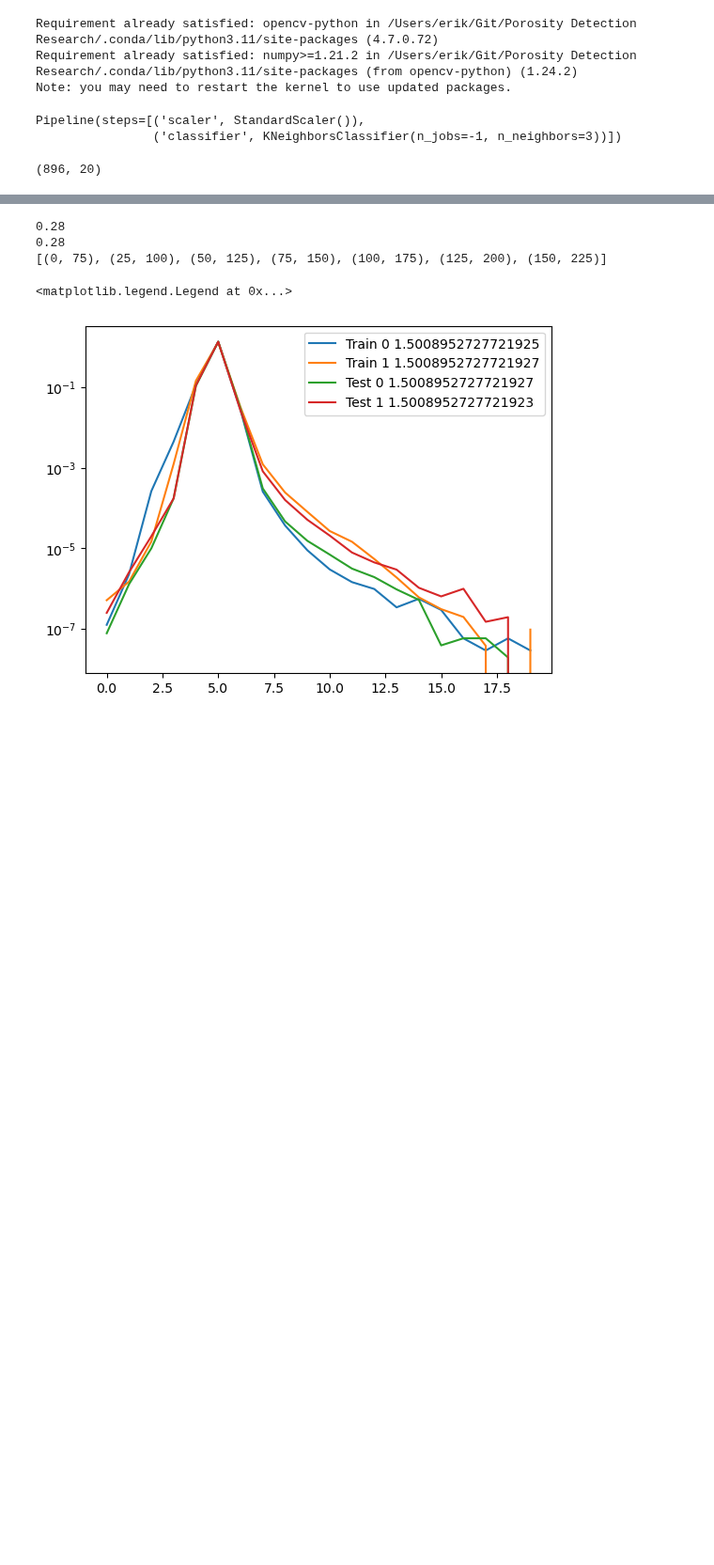
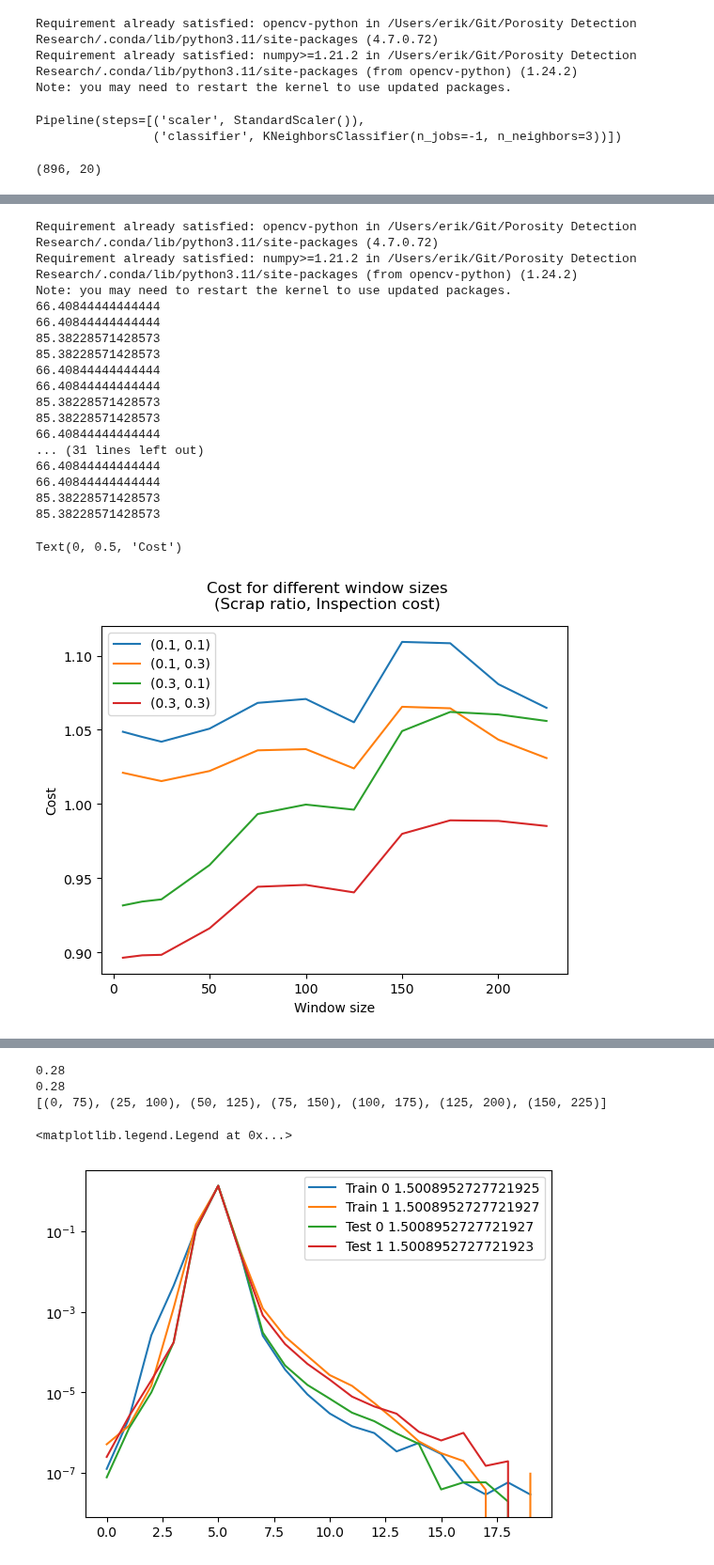
Before and after one commit to ErikSievers/thesis, a Jupyter notebook: Streaming/streaming eval c.ipynb, the cells around one changed output, grey strips where cells are left out. Shown at 94% size. Drawn from its saved outputs; the diff is of its cells as text; code cells hidden in the pictures; blank space fills up the shorter version.

```diff
--- a/Streaming/streaming eval c.ipynb
+++ b/Streaming/streaming eval c.ipynb
@@ -200,0 +296,50 @@ Text(0.5, 0, 'Window start layer')
+# %%
+%run classes.ipynb
+import matplotlib as mpl
+import matplotlib.pyplot as plt
+scrapRatio = [0.1, 0.3]
+Cins = [0.1, 0.3]
+CR = (np.array(ws) + 13) / 225
+fpr
+fnr
+# Each fpr, tpr, cr pair can make it's own plot. Let's draw all of them?
+res = np.empty(shape=(len(scrapRatio), len(Cins), len(CR)))
+for i in range(0, len(CR)):
+    for j in range (0, len(Cins)):
+        for k in range(0, len(scrapRatio)):
+            res[k, j, i] = getCost(scrapRatio[k], Cins[j], fpr[i], fnr[i], min(CR[i], 1))
+
+plt.suptitle("Cost for different window sizes\n(Scrap ratio, Inspection cost)")
+plt.plot(ws, res[0,0,:], label="(0.1, 0.1)")
+plt.plot(ws, res[0,1,:], label="(0.1, 0.3)")
+plt.plot(ws, res[1,0,:], label="(0.3, 0.1)")
+plt.plot(ws, res[1,1,:], label="(0.3, 0.3)")
+plt.legend()
+plt.xlabel("Window size")
+plt.ylabel("$Cost_{in-situ}/Cost_{none}$")
+    # print(res)
+# 0.5, 0.5 -> 0.82
+# 0.1, 0.1 -> 1.10
+# 0.5, 0.1 -> 0.90
+# 0.1, 0.5 -> 1.05
+# Make four lines: 0.1, 0.3
+# %% [output]
+Requirement already satisfied: opencv-python in /Users/erik/Git/Porosity Detection Research/.conda/lib/python3.11/site-packages (4.7.0.72)
+Requirement already satisfied: numpy>=1.21.2 in /Users/erik/Git/Porosity Detection Research/.conda/lib/python3.11/site-packages (from opencv-python) (1.24.2)
+Note: you may need to restart the kernel to use updated packages.
+66.40844444444444
+66.40844444444444
+85.38228571428573
+85.38228571428573
+66.40844444444444
+66.40844444444444
+85.38228571428573
+85.38228571428573
+66.40844444444444
+... (31 lines left out)
+66.40844444444444
+66.40844444444444
+85.38228571428573
+85.38228571428573
+Text(0, 0.5, 'Cost')
+[figure, added]
```
Also changed, not shown: parts of 21 cells of this notebook, 2 other files.
